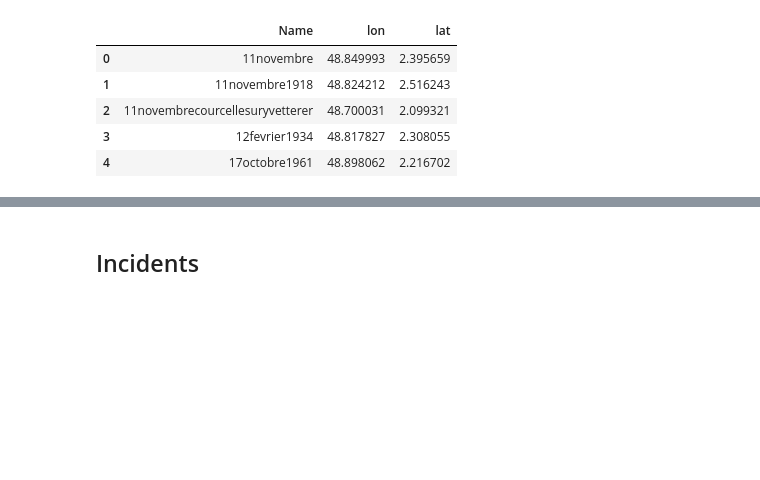
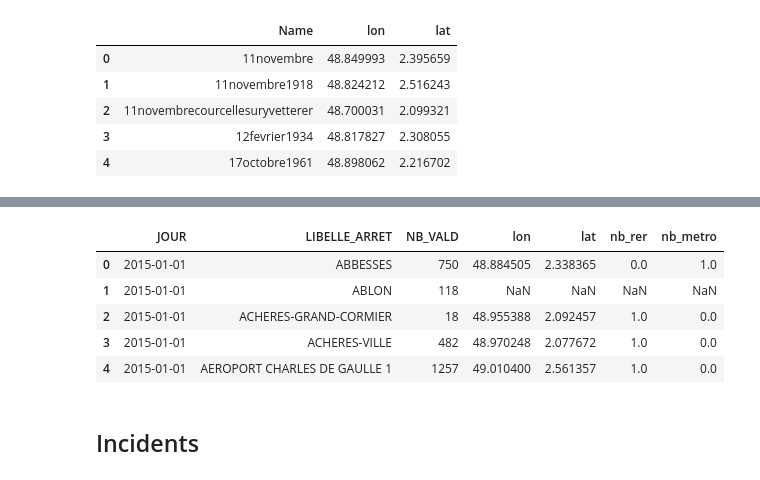
Before and after one commit to p-desaintchamas/datacamp-challenge-creation, a Jupyter notebook: merge_aggregate_data.ipynb, the cells around one changed output, grey strips where cells are left out. Saved outputs shown, nothing was run; the diff lists cells and outputs as text; code cells hidden in the pictures; blank space fills up the shorter version.

```diff
--- a/merge_aggregate_data.ipynb
+++ b/merge_aggregate_data.ipynb
@@ -159,0 +162,2 @@ dt_agg_pos.head()
+# %%
+corres = pd.read_csv('data/correspondances.csv')
@@ -159,0 +173,8 @@ dt_agg_pos.head()
+# %%
+corr = corres.groupby('stop_name').agg({
+    'rer' : sum,
+    'line' : pd.Series.nunique
+}).reset_index().rename(columns={'rer':'nb_rer','line':'nb_metro'})
+corr['nb_metro'] = corr['nb_metro'] - corr['nb_rer']
+
+corr.head()
@@ -160,2 +188,21 @@ dt_agg_pos.head()
+# %%
+corr['Name'] = corr['stop_name'].str.lower()
+corr['Name'] = corr['Name'].str.replace('[^\w]','')
+corr['Name'] = corr['Name'].str.normalize('NFKD').str.encode('ascii', errors='ignore').str.decode('utf-8')
+
+dt_agg_pos['Name'] = dt_agg_pos['LIBELLE_ARRET'].str.lower()
+dt_agg_pos['Name'] = dt_agg_pos['Name'].str.replace('[^\w]','')
+dt_agg_pos['Name'] = dt_agg_pos['Name'].str.normalize('NFKD').str.encode('ascii', errors='ignore').str.decode('utf-8')
+
+dt_agg_pos_corr = dt_agg_pos.merge(corr, how='left', on='Name')
+dt_agg_pos_corr.drop(['Name','stop_name'],axis=1,inplace=True)
+dt_agg_pos_corr.head()
+# %% [output]
+|  | JOUR | LIBELLE_ARRET | NB_VALD | lon | lat | nb_rer | nb_metro |
+| 0 | 2015-01-01 | ABBESSES | 750 | 48.884505 | 2.338365 | 0.0 | 1.0 |
+| 1 | 2015-01-01 | ABLON | 118 | NaN | NaN | NaN | NaN |
+| 2 | 2015-01-01 | ACHERES-GRAND-CORMIER | 18 | 48.955388 | 2.092457 | 1.0 | 0.0 |
+| 3 | 2015-01-01 | ACHERES-VILLE | 482 | 48.970248 | 2.077672 | 1.0 | 0.0 |
+| 4 | 2015-01-01 | AEROPORT CHARLES DE GAULLE 1 | 1257 | 49.010400 | 2.561357 | 1.0 | 0.0 |
 # %% [markdown]
 ## Incidents
```
Also changed, not shown: parts of 28 cells of this notebook, 3 other files.
